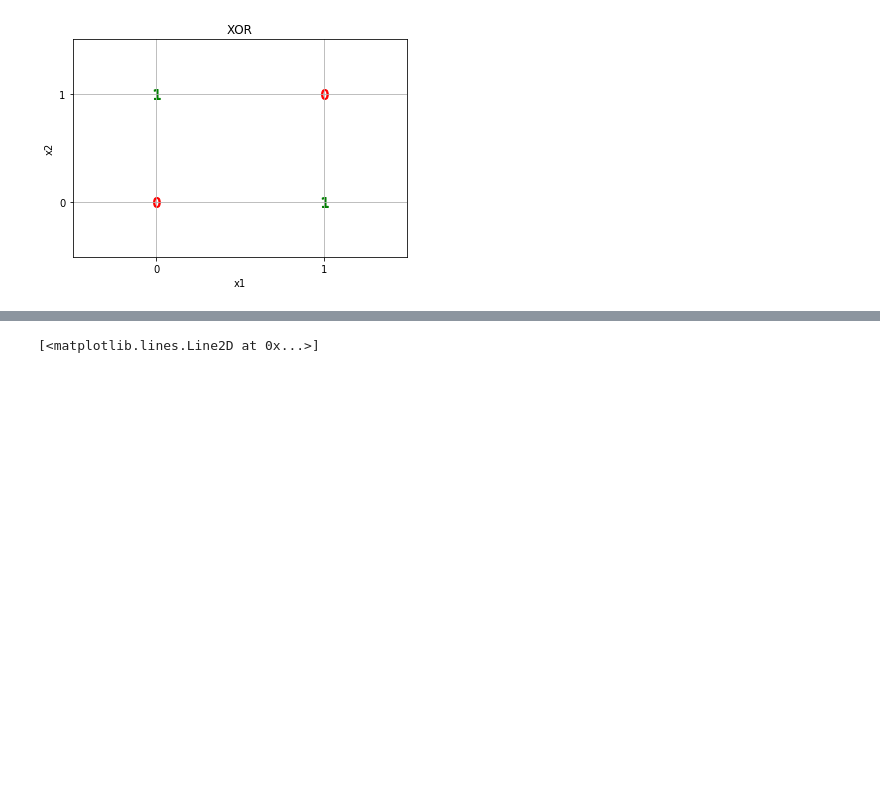
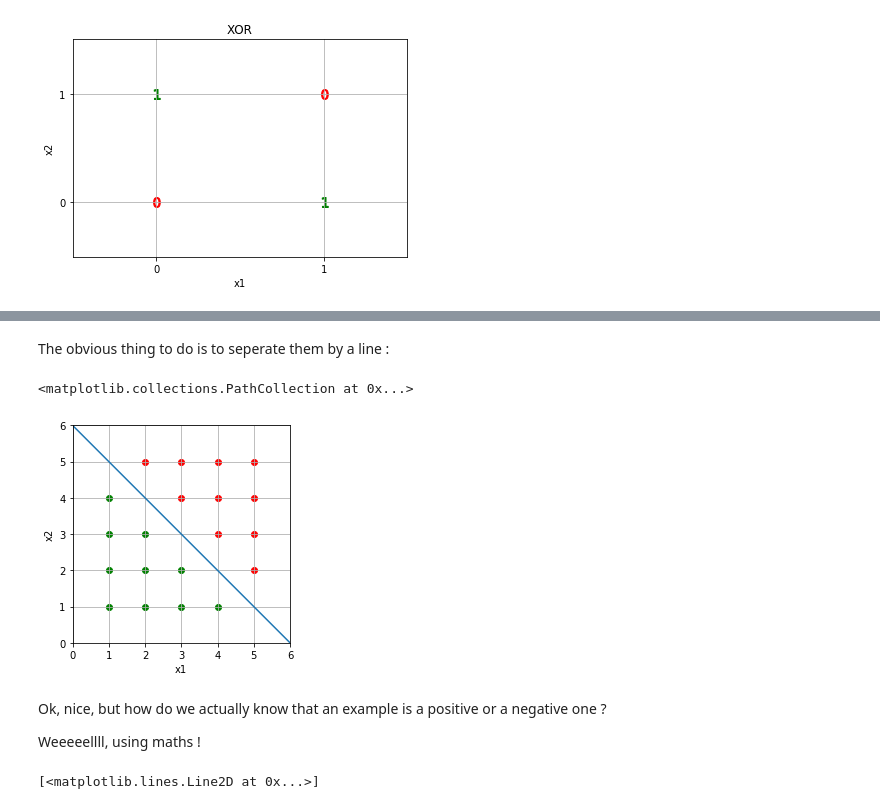
Before and after one commit to GarreauArthur/ldl, a Jupyter notebook: graphs.ipynb, the cells around one changed output, grey strips where cells are left out. Cells and saved outputs as stored; diff of their text form; code cells hidden in the pictures; blank space fills up the shorter version.

```diff
--- a/graphs.ipynb
+++ b/graphs.ipynb
@@ -57,3 +74,24 @@ plt.scatter([0,1],[0,1],marker="$0$",color="red", s=100, clip_on=False)
+# %% [markdown]
+The obvious thing to do is to seperate them by a line :
+# %%
+PosNeg = plt.figure()
+plt.grid(b=True,which="major")
+plt.ylim(0,6)
+plt.xlim(0,6)
+plt.axes().set_aspect("equal")
+plt.xlabel("x1")
+plt.ylabel("x2")
+plt.plot([0,6],[6,0])
+plt.scatter([1,1, 1, 1, 2, 2, 2, 3, 3, 4],[1,2,3,4,1,2,3,1,2,1],color="green")
+plt.scatter([2, 3, 3, 4, 4, 4,5,5,5,5],[5,4,5,3,4,5,2,3,4,5],color="red")
+# %% [output]
+<matplotlib.collections.PathCollection at 0x...>
+[figure, added]
+# %% [markdown]
+
+Ok, nice, but how do we actually know that an example is a positive or a negative one ?
+
+Weeeeellll, using maths !
 # %%
 
 figDotProduct = plt.figure()
```
Also changed, not shown: parts of 6 cells of this notebook.
